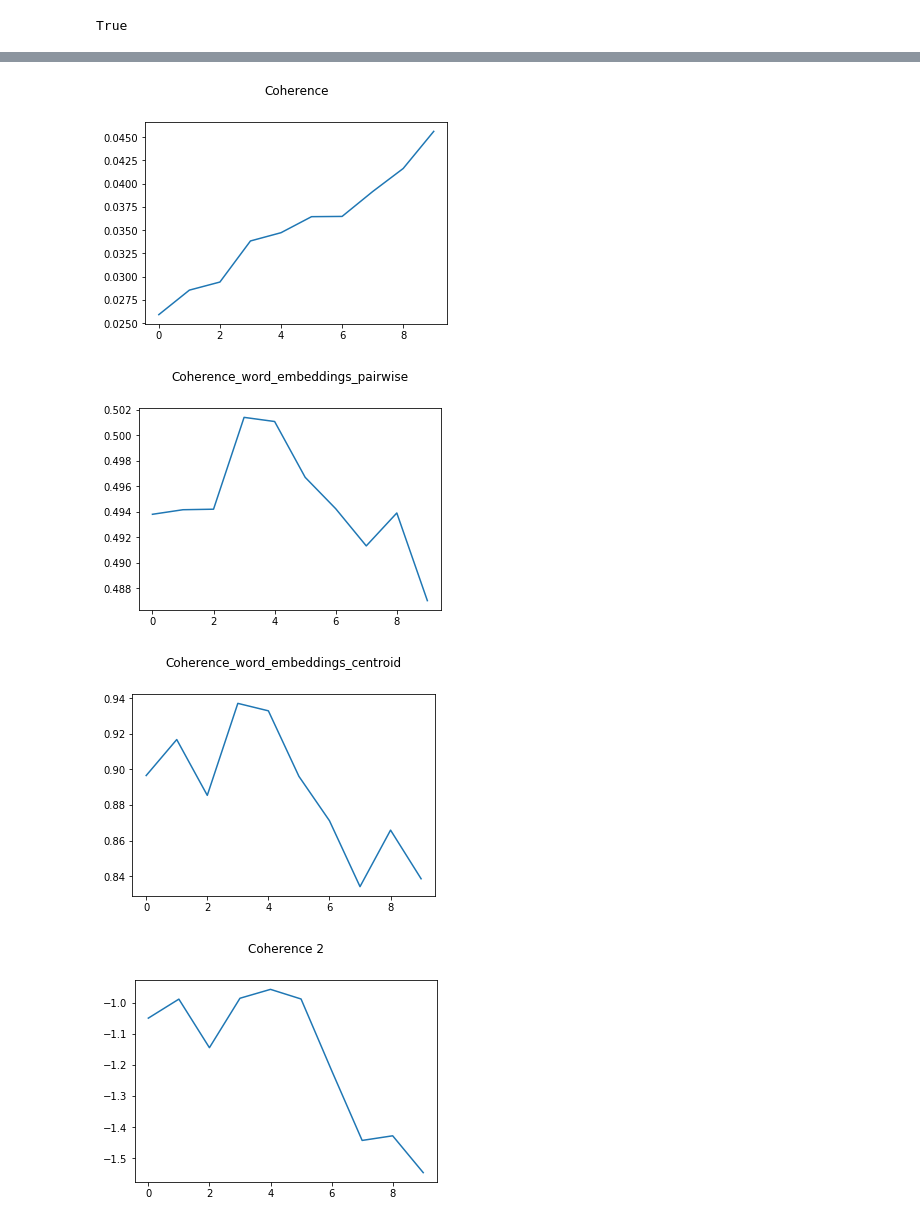
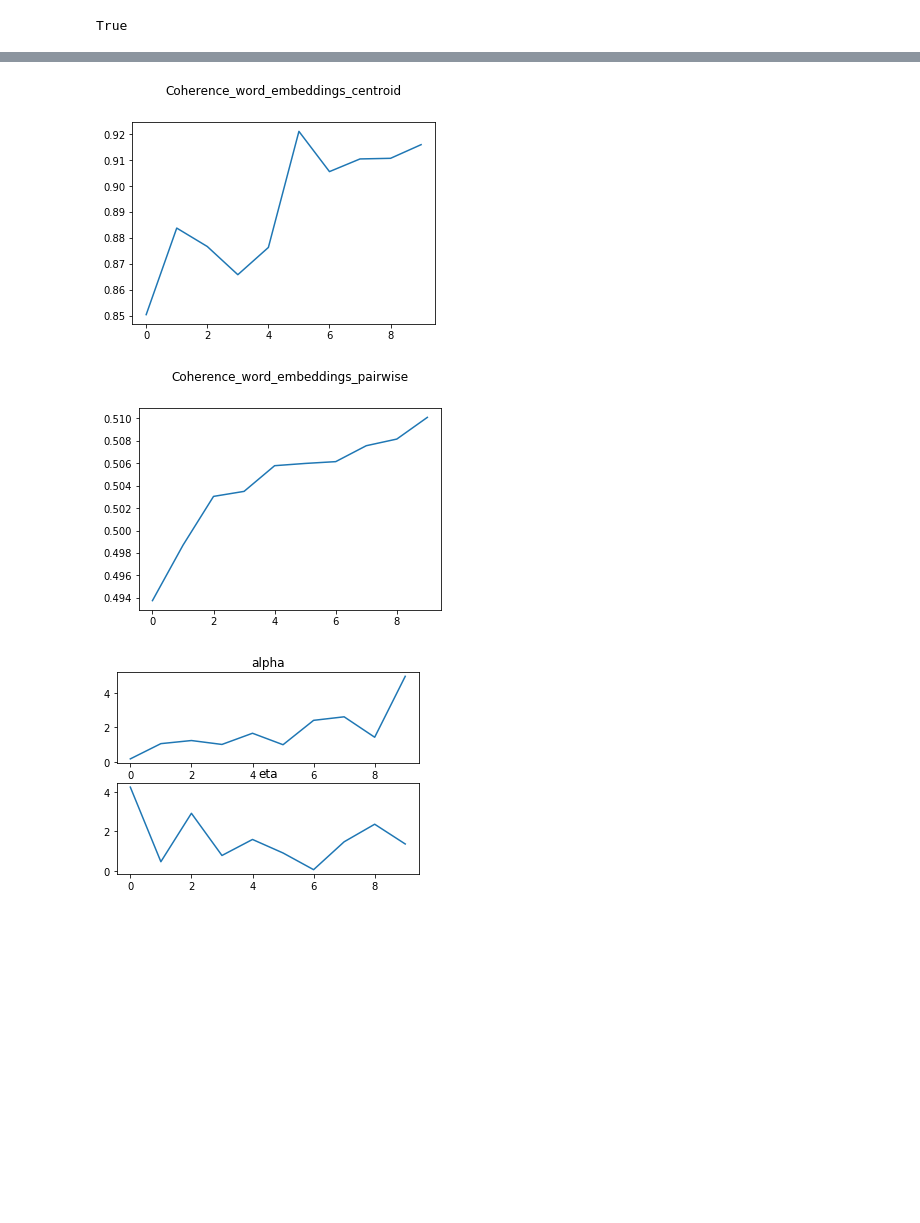
Before and after one commit to MIND-Lab/OCTIS, a Jupyter notebook: examples/optimization_demo.ipynb, the cells around one changed output, grey strips where cells are left out. Cells and saved outputs as stored; diff of their text form; code cells hidden in the pictures; blank space fills up the shorter version.

Commit message:
Updated to new model standard

```diff
--- a/examples/optimization_demo.ipynb
+++ b/examples/optimization_demo.ipynb
@@ -18,10 +17,10 @@ dataset.load("preprocessed_datasets/newsgroup/newsgroup_lemmatized_10")
 True
 # %%
 # Load model
-model = LDA_Model(dataset)
+model = LDA_Model()
 # %%
 # Set model hyperparameters
-model.set_hyperparameters({'num_topics':20})
+model.hyperparameters.update({'num_topics':20})
 # %%
 
 # Coherence word embeddings pairwise
@@ -53,8 +36,8 @@ c3 = Coherence(coherence_params)
 # Define optimization parameters
 opt_params = {}
 opt_params["n_calls"] = 10
-opt_params["n_random_starts"] = 5
-opt_params["extra_metrics"] = [c_we_p, c_we_c, c2, c3] # List of extra metrics
+opt_params["n_random_starts"] = 2
+opt_params["extra_metrics"] = [c_we_p] # List of extra metrics
 opt_params["n_jobs"] = mp.cpu_count() # Enable multiprocessing
 opt_params["verbose"] = True
 # %%
@@ -67,7 +50,8 @@ search_space = {
 # Initialize optimizer
 optimizer = Optimizer(
     model,
-    c,
+    dataset,
+    c_we_c,
     search_space,
     opt_params)
 # %%
@@ -102,8 +86,7 @@ Optimized metric: Coherence
 # %%
 # Plot data
-res.plot_all(metric="Coherence")
+res.plot_all(metric="Coherence_word_embeddings_pairwise")
 # %% [output]
-[figure, old version]
+[figure, new version]
-[figure, old version]
+[figure, new version]
-[figure, old version]
+[figure, new version]
-[figure, removed]
```
Also changed, not shown: parts of 4 cells of this notebook, 11 other files.
